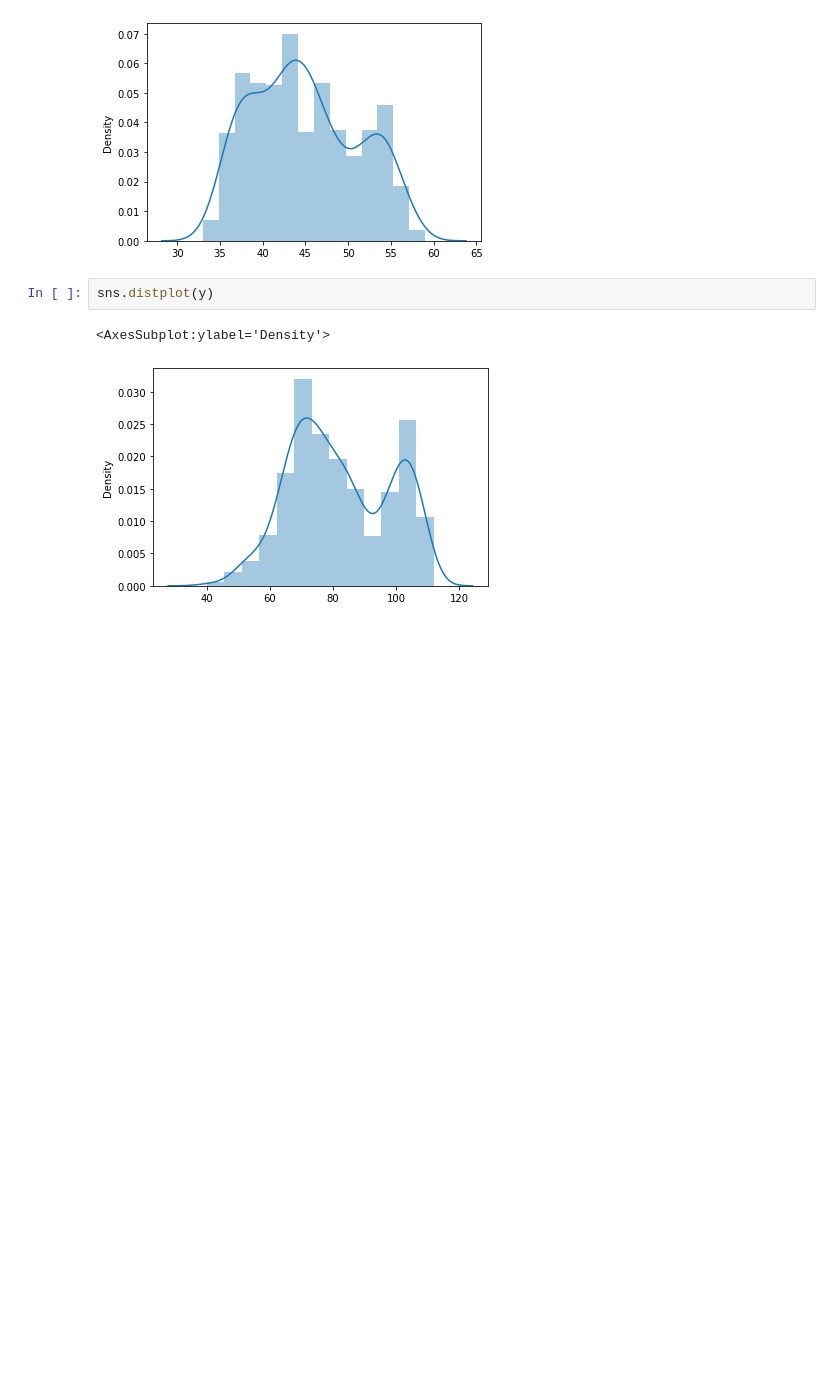
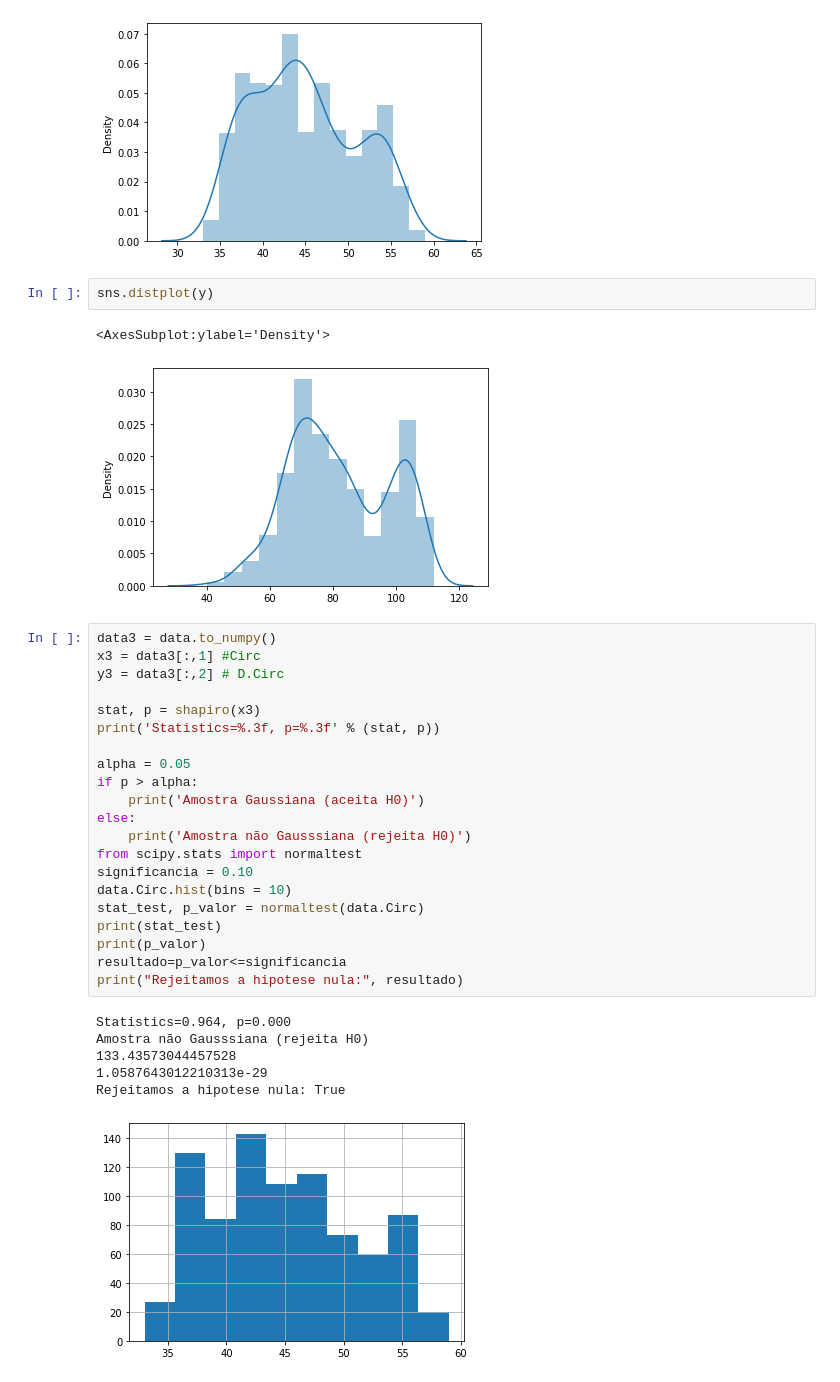
Before and after one commit to vinihsilv/Project-statistic, a Jupyter notebook: projeto.ipynb, the cells around one changed output. Drawn from its saved outputs; the diff is of its cells as text; blank space fills up the shorter version.

```diff
--- a/projeto.ipynb
+++ b/projeto.ipynb
@@ -117,3 +117,31 @@ sns.distplot(y)
 # %% [output]
 <AxesSubplot:ylabel='Density'>
 [figure]
+# %%
+data3 = data.to_numpy()
+x3 = data3[:,1] #Circ
+y3 = data3[:,2] # D.Circ
+
+stat, p = shapiro(x3)
+print('Statistics=%.3f, p=%.3f' % (stat, p))
+
+alpha = 0.05
+if p > alpha:
+    print('Amostra Gaussiana (aceita H0)')
+else:
+    print('Amostra não Gausssiana (rejeita H0)')
+from scipy.stats import normaltest
+significancia = 0.10
+data.Circ.hist(bins = 10)
+stat_test, p_valor = normaltest(data.Circ)
+print(stat_test)
+print(p_valor)
+resultado=p_valor<=significancia
+print("Rejeitamos a hipotese nula:", resultado)
+# %% [output]
+Statistics=0.964, p=0.000
+Amostra não Gausssiana (rejeita H0)
+133.43573044457528
+1.0587643012210313e-29
+Rejeitamos a hipotese nula: True
+[figure, added]
```
Also changed, not shown: parts of 1 cell of this notebook.
